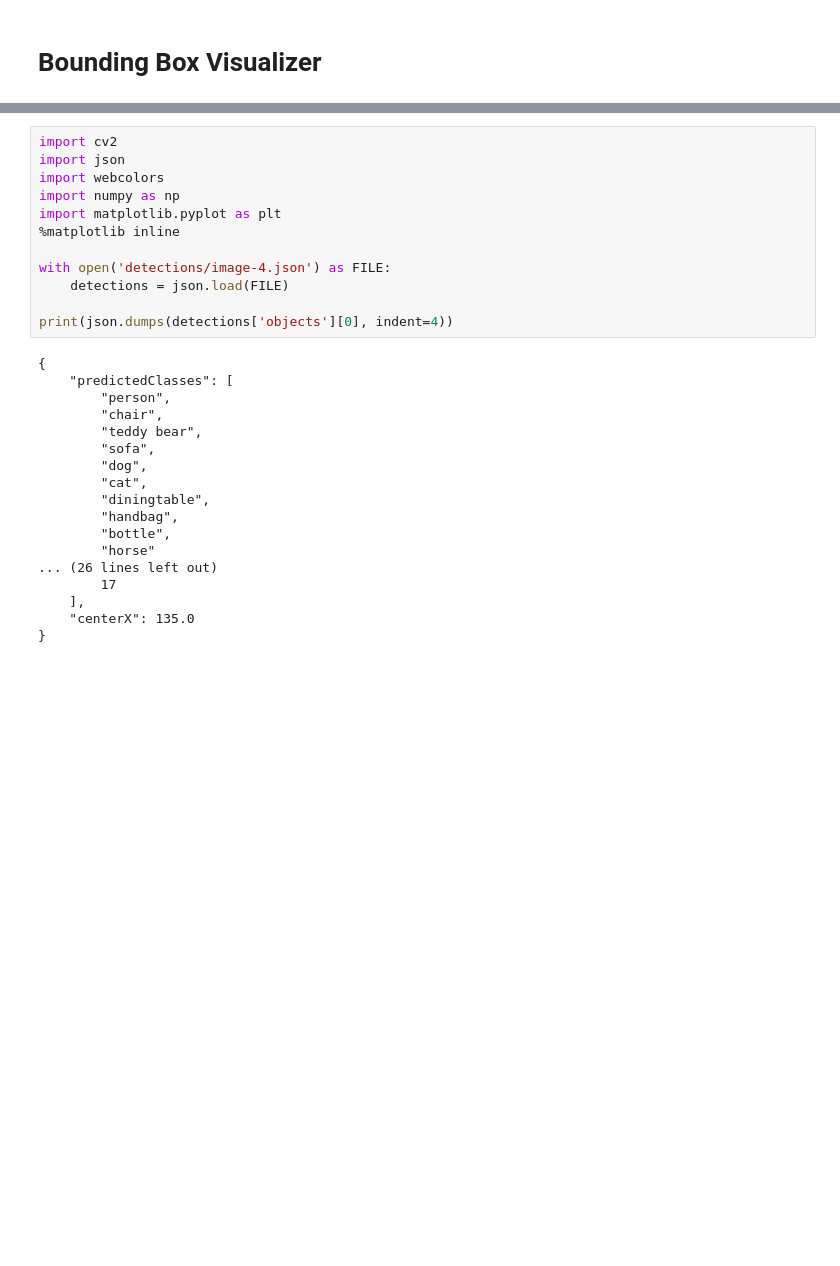
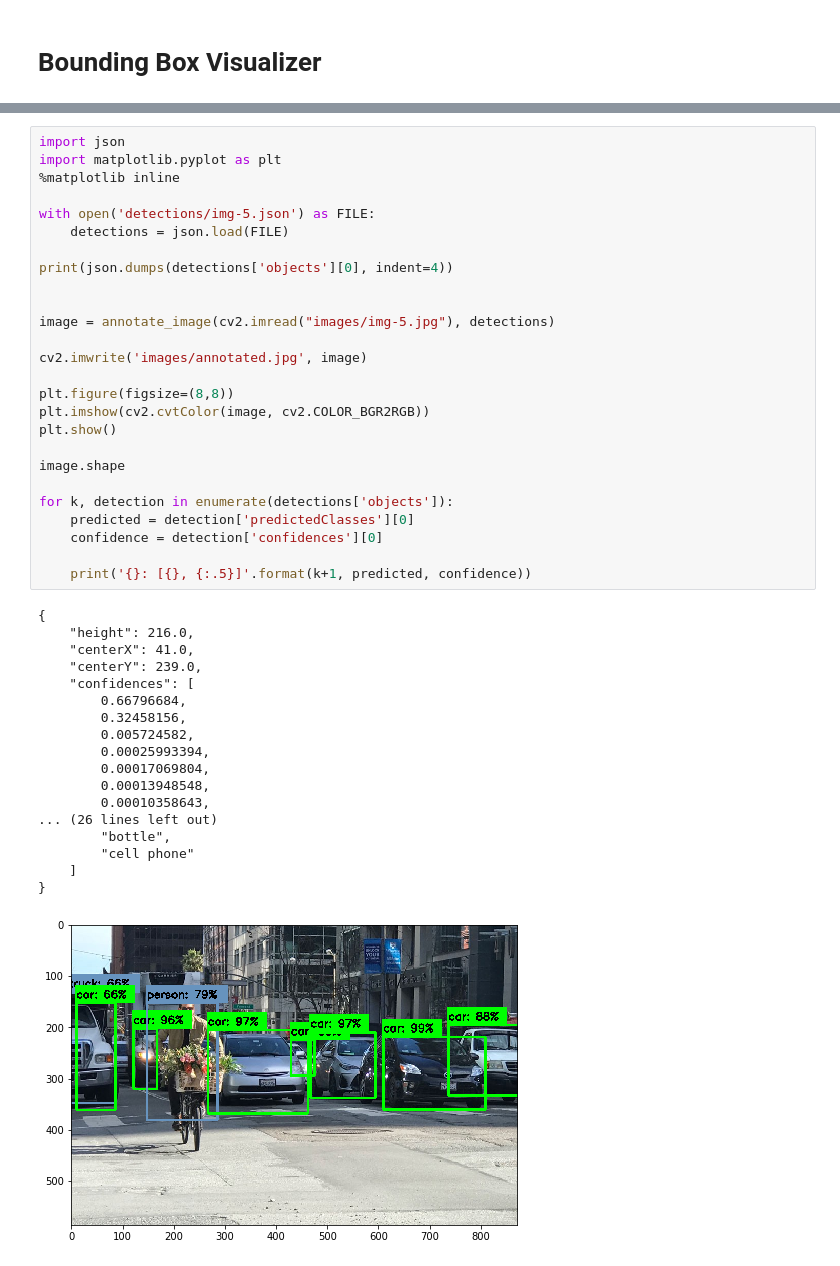
Before and after one commit to pcrete/skil-demo, a Jupyter notebook: notebooks/tensorflow-yolo/util_visualization.ipynb, the cells around one changed output, grey strips where cells are left out. Cells and saved outputs as stored; diff of their text form; blank space fills up the shorter version.

```diff
--- a/notebooks/tensorflow-yolo/util_visualization.ipynb
+++ b/notebooks/tensorflow-yolo/util_visualization.ipynb
@@ -5,30 +84,45 @@ pip install webcolors==1.3 --user
 # %%
-import cv2
 import json
-import webcolors
-import numpy as np
 import matplotlib.pyplot as plt
 %matplotlib inline
 
-with open('detections/image-4.json') as FILE:
+with open('detections/img-5.json') as FILE:
     detections = json.load(FILE)
 
 print(json.dumps(detections['objects'][0], indent=4))
+
+
+image = annotate_image(cv2.imread("images/img-5.jpg"), detections)
+
+cv2.imwrite('images/annotated.jpg', image)
+
+plt.figure(figsize=(8,8))
+plt.imshow(cv2.cvtColor(image, cv2.COLOR_BGR2RGB))
+plt.show()
+
+image.shape
+
+for k, detection in enumerate(detections['objects']):
+    predicted = detection['predictedClasses'][0]
+    confidence = detection['confidences'][0]
+
+    print('{}: [{}, {:.5}]'.format(k+1, predicted, confidence))
 # %% [output]
 {
-    "predictedClasses": [
-        "person",
-        "chair",
-        "teddy bear",
-        "sofa",
-        "dog",
-        "cat",
-        "diningtable",
-        "handbag",
+    "height": 216.0,
+    "centerX": 41.0,
+    "centerY": 239.0,
+    "confidences": [
+        0.66796684,
+        0.32458156,
+        0.005724582,
+        0.00025993394,
+        0.00017069804,
+        0.00013948548,
+        0.00010358643,
+... (26 lines left out)
         "bottle",
-        "horse"
-... (26 lines left out)
-        17
-    ],
-    "centerX": 135.0
+        "cell phone"
+    ]
 }
+[figure, added]
```
Also changed, not shown: parts of 7 cells of this notebook, 8 other files.
